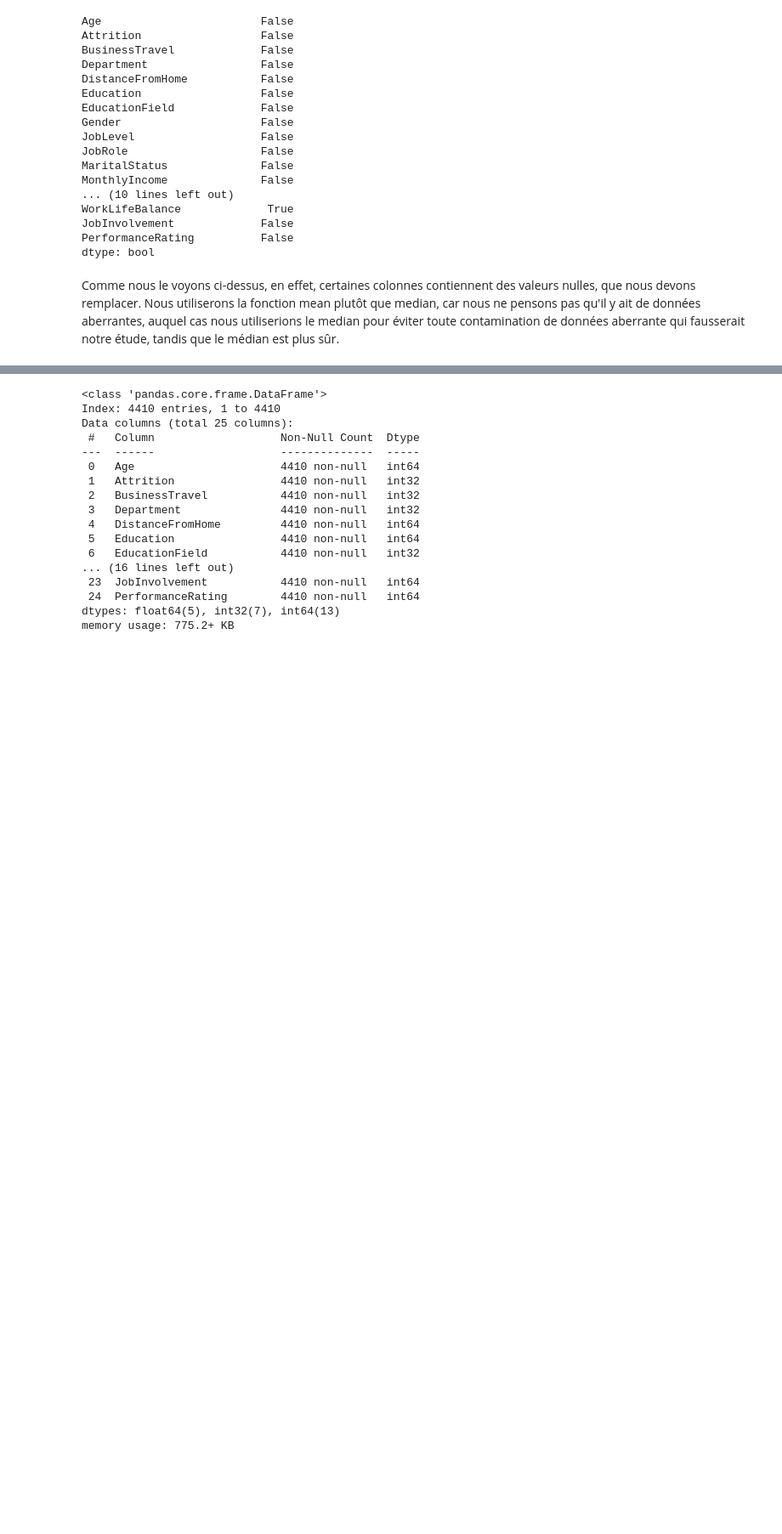
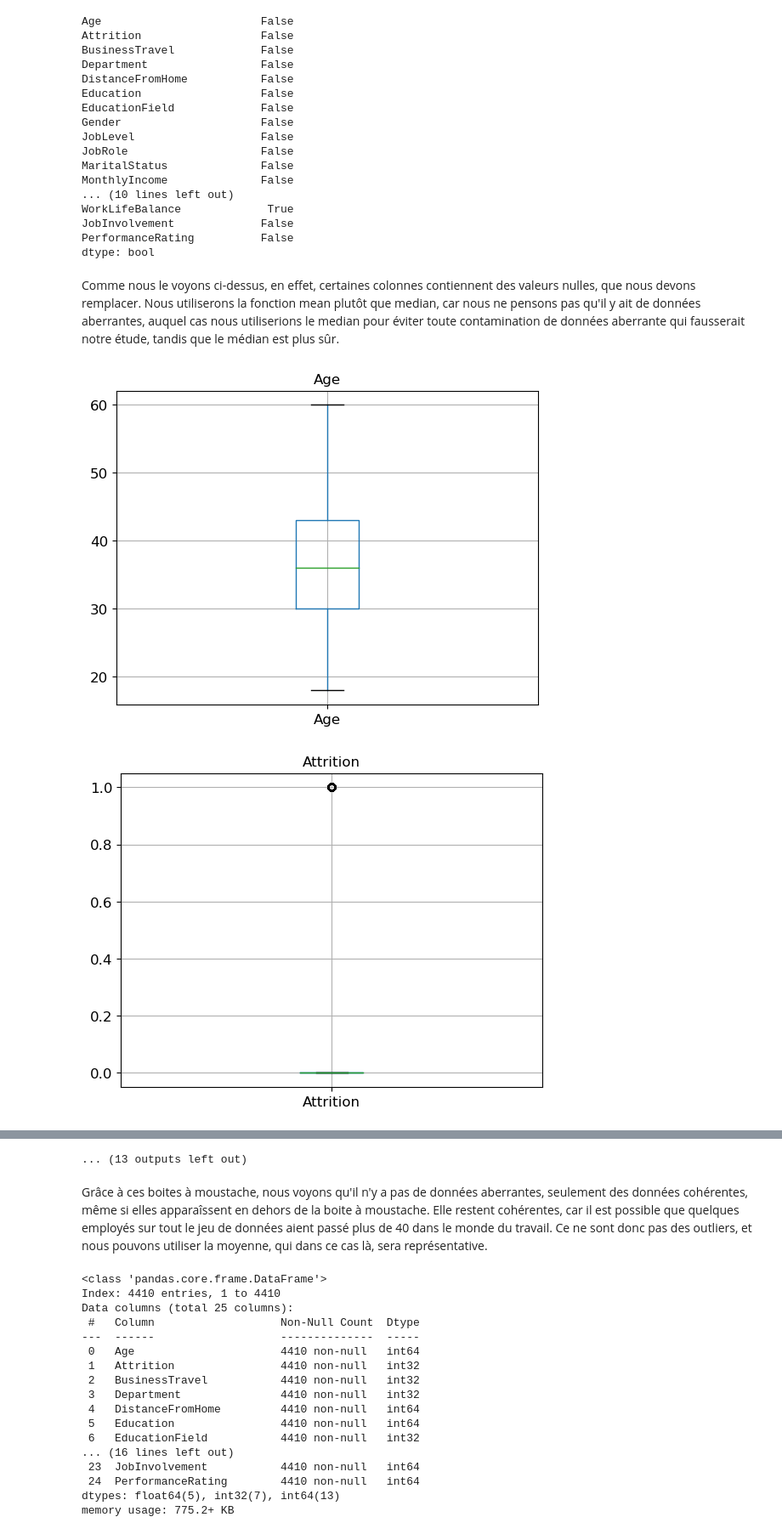
Before and after one commit to Lyderic17/blocAI, a Jupyter notebook: Projet.ipynb, the cells around one changed output, grey strips where cells are left out. Shown at 85% size. Drawn from its saved outputs; the diff is of its cells as text; code cells hidden in the pictures; blank space fills up the shorter version.

```diff
--- a/Projet.ipynb
+++ b/Projet.ipynb
@@ -295,3 +296,12 @@ dtype: bool
 
 Comme nous le voyons ci-dessus, en effet, certaines colonnes contiennent des valeurs nulles, que nous devons remplacer.
 Nous utiliserons la fonction mean plutôt que median, car nous ne pensons pas qu'il y ait de données aberrantes, auquel cas nous utiliserions le median pour éviter toute contamination de données aberrante qui fausserait notre étude, tandis que le médian est plus sûr.
+# %%
+numeric_columns = Employee.select_dtypes(include=['float', 'int']).columns
+for column in numeric_columns:
+    Employee.boxplot(column=column)
+    plt.title(column)
+    plt.show()
+# %% [output]
+[figure, added]
+[figure, added]
@@ -298,3 +318,7 @@ Nous utiliserons la fonction mean plutôt que median, car nous ne pensons pas qu
+... (13 outputs left out)
+# %% [markdown]
+Grâce à ces boites à moustache, nous voyons qu'il n'y a pas de données aberrantes, seulement des données cohérentes, même si elles apparaîssent en dehors de la boite à moustache.
+Elle restent cohérentes, car il est possible que quelques employés sur tout le jeu de données aient passé plus de 40 dans le monde du travail. Ce ne sont donc pas des outliers, et nous pouvons utiliser la moyenne, qui dans ce cas là, sera représentative.
 # %%
 meanOfNumCompaniesWorked = Employee["NumCompaniesWorked"].astype('float').mean(axis = 0 )
 Employee["NumCompaniesWorked"].replace(np.nan,meanOfNumCompaniesWorked,inplace = True)
```
Also changed, not shown: parts of 19 cells of this notebook.
